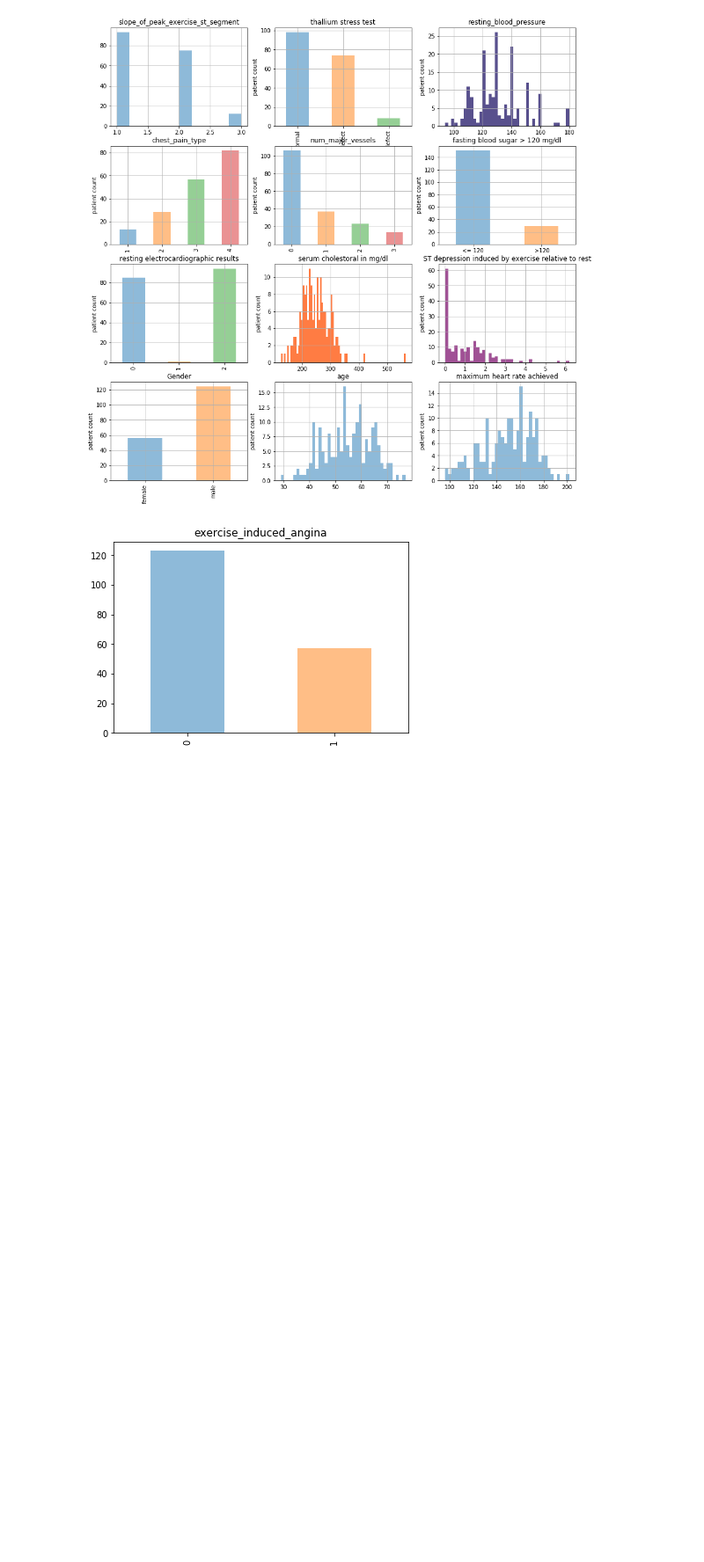
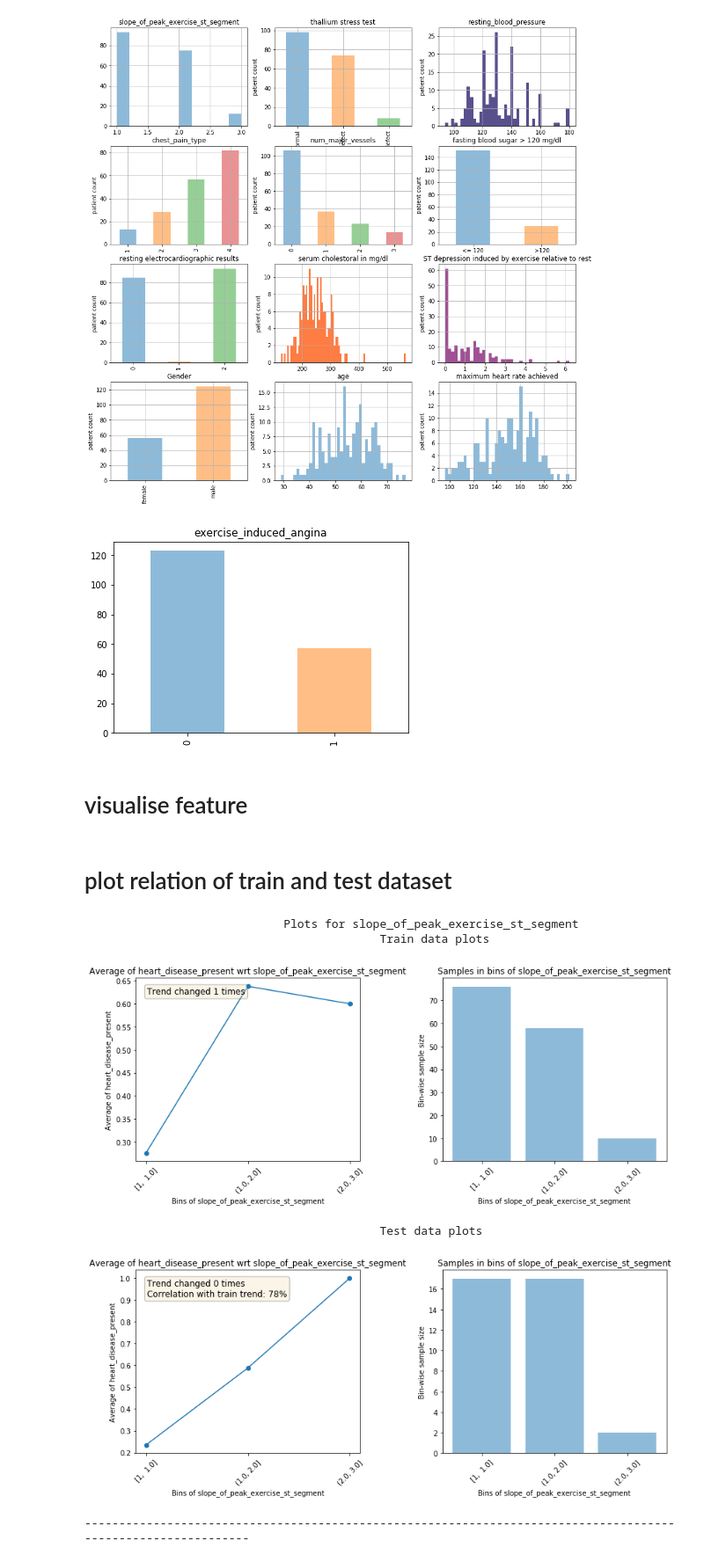
Before and after one commit to saurbkumar/heart_diseases_prediction, a Jupyter notebook: prediction.ipynb, the cells around one changed output. Shown at 88% size. Drawn from its saved outputs; the diff is of its cells as text; code cells hidden in the pictures; blank space fills up the shorter version.

```diff
--- a/prediction.ipynb
+++ b/prediction.ipynb
@@ -129,3 +129,24 @@ trainDataInput['exercise_induced_angina'].value_counts(sort=False).plot(title='e
 # %% [output]
 [figure]
 [figure]
+# %% [markdown]
+# visualise feature
+# %%
+from featexp import get_univariate_plots
+from sklearn.model_selection import train_test_split
+data = pd.concat([trainDataInput, trainDataOutput['heart_disease_present']], axis=1, join='inner')
+train=data.sample(frac=0.8,random_state=200)
+test=data.drop(train.index)
+# %% [markdown]
+# plot relation of train and test dataset
+# %%
+#slope_of_peak_exercise_st_segment
+get_univariate_plots(data=train, target_col='heart_disease_present', data_test=test,
+                     features_list=['slope_of_peak_exercise_st_segment'])
+# %% [output]
+                             Plots for slope_of_peak_exercise_st_segment
+                                           Train data plots
+[figure, added]
+                                           Test data plots
+[figure, added]
+--------------------------------------------------------------------------------------------------------------
```
Also changed, not shown: parts of 12 cells of this notebook, 2 other files.
